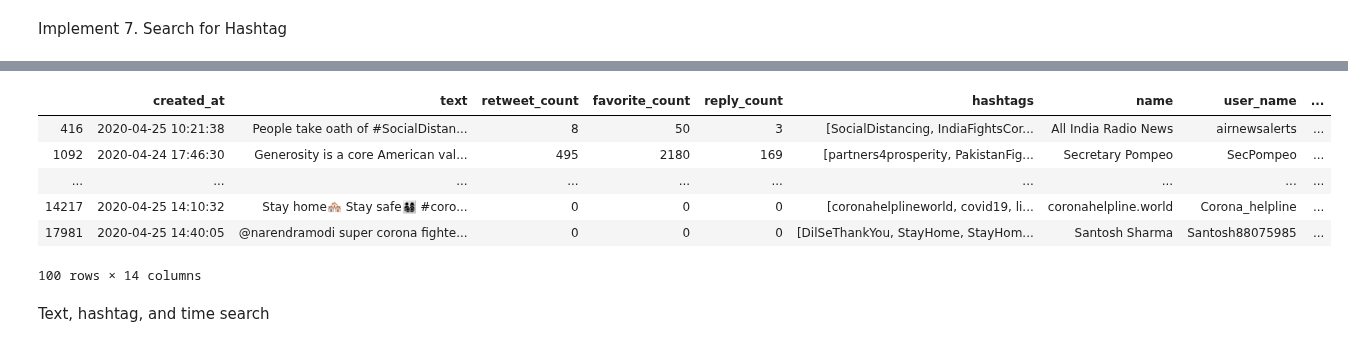
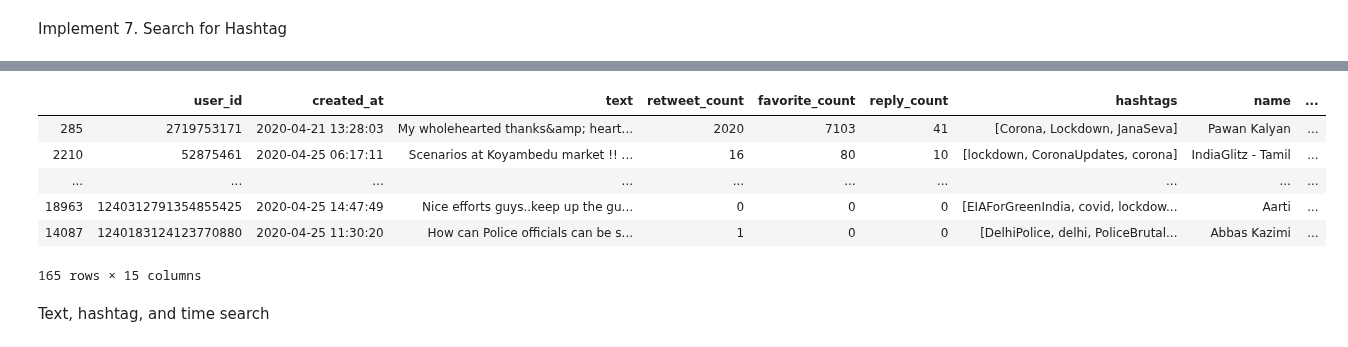
Before and after one commit to Hui-Dora-Wang/Search-Application-on-Twitter, a Jupyter notebook: search_app.ipynb, the cells around one changed output, grey strips where cells are left out. Cells and saved outputs as stored; diff of their text form; code cells hidden in the pictures.

```diff
--- a/search_app.ipynb
+++ b/search_app.ipynb
@@ -383,6 +384,6 @@ Way to join the tweet table and user table
 # %%
 %%time
 # using Pandas
-full_table = pd.merge(tweet_table, user_table, how = 'left', on = ['user_id'])
+full_table = pd.merge(tweet_table, user_table, how = 'left', on = ['user_id']).drop(['_id','id'], axis = 1)
 full_table
 # %% [output]
@@ -433,10 +434,8 @@ Implement 7. Search for Hashtag
 # %%
 %%time
 ## user interactive search for hashtag (case insensitive)
-
 search_keyword = input()
-
 target = [search_keyword]
-lockdown = full_table[pd.DataFrame(full_table.hashtags.tolist()).applymap(lambda s:s.lower() if type(s) == str else s).isin(target).any(1)].drop(['_id', 'id', 'user_id'], axis = 1)
+lockdown = full_table[pd.DataFrame(full_table.hashtags.tolist()).applymap(lambda s:s.lower() if type(s) == str else s).isin(target).any(1)]
 lockdown.sort_values(by = ['followers_count'], ascending = (False))
 # %% [output]
@@ -446,10 +445,10 @@ Wall time: 12.6 s
-|  | created_at | text | retweet_count | favorite_count | reply_count | hashtags | name | user_name | ... |
-| 416 | 2020-04-25 10:21:38 | People take oath of #SocialDistan... | 8 | 50 | 3 | [SocialDistancing, IndiaFightsCor... | All India Radio News | airnewsalerts | ... |
-| 1092 | 2020-04-24 17:46:30 | Generosity is a core American val... | 495 | 2180 | 169 | [partners4prosperity, PakistanFig... | Secretary Pompeo | SecPompeo | ... |
+|  | user_id | created_at | text | retweet_count | favorite_count | reply_count | hashtags | name | ... |
+| 285 | 2719753171 | 2020-04-21 13:28:03 | My wholehearted thanks&amp; heart... | 2020 | 7103 | 41 | [Corona, Lockdown, JanaSeva] | Pawan Kalyan | ... |
+| 2210 | 52875461 | 2020-04-25 06:17:11 | Scenarios at Koyambedu market !! ... | 16 | 80 | 10 | [lockdown, CoronaUpdates, corona] | IndiaGlitz - Tamil | ... |
 | ... | ... | ... | ... | ... | ... | ... | ... | ... | ... |
-| 14217 | 2020-04-25 14:10:32 | Stay home🏘 Stay safe👨‍👩‍👧‍👦 #coro... | 0 | 0 | 0 | [coronahelplineworld, covid19, li... | coronahelpline.world | Corona_helpline | ... |
-| 17981 | 2020-04-25 14:40:05 | @narendramodi super corona fighte... | 0 | 0 | 0 | [DilSeThankYou, StayHome, StayHom... | Santosh Sharma | Santosh88075985 | ... |
+| 18963 | 1240312791354855425 | 2020-04-25 14:47:49 | Nice efforts guys..keep up the gu... | 0 | 0 | 0 | [EIAForGreenIndia, covid, lockdow... | Aarti | ... |
+| 14087 | 1240183124123770880 | 2020-04-25 11:30:20 | How can Police officials can be s... | 1 | 0 | 0 | [DelhiPolice, delhi, PoliceBrutal... | Abbas Kazimi | ... |
-100 rows × 14 columns
+165 rows × 15 columns
 # %% [markdown]
 Text, hashtag, and time search
 # %%
```
Also changed, not shown: parts of 13 cells of this notebook.
